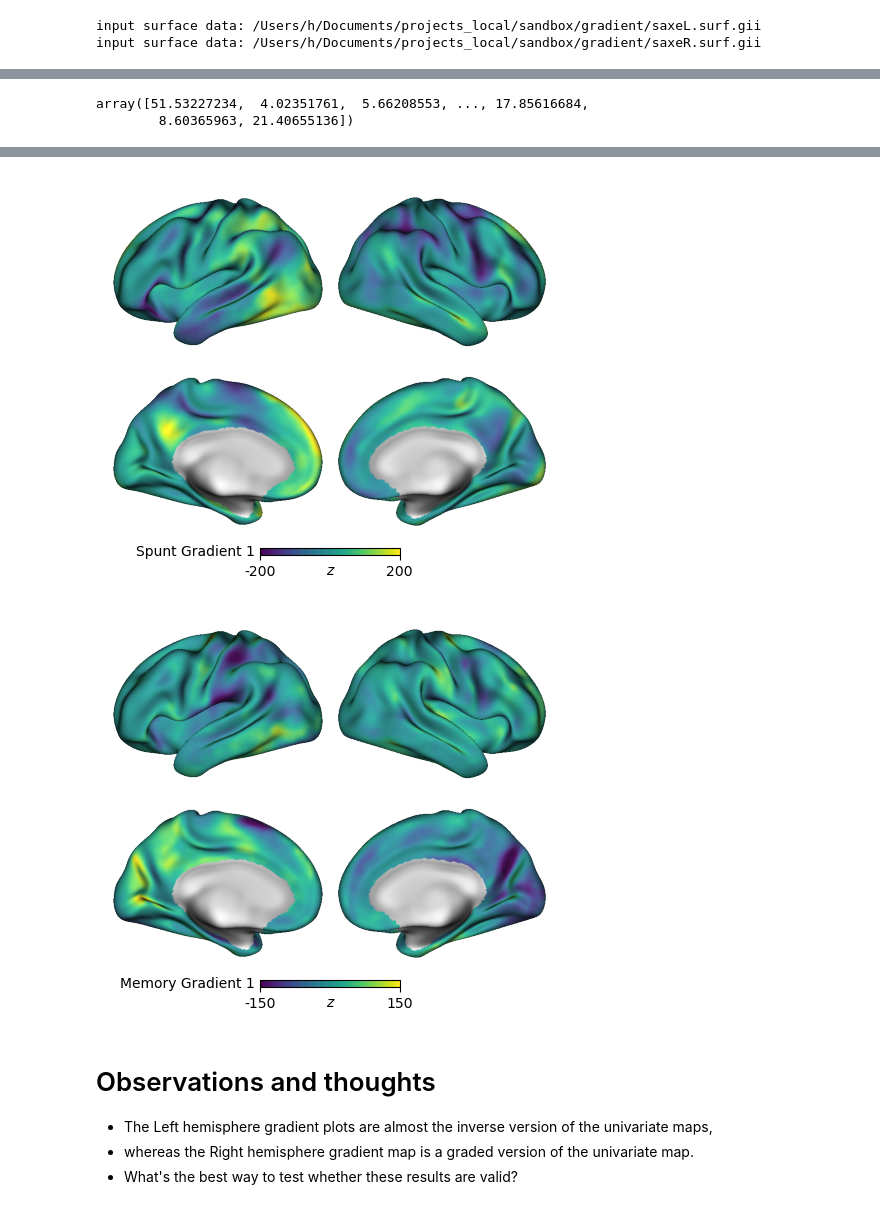
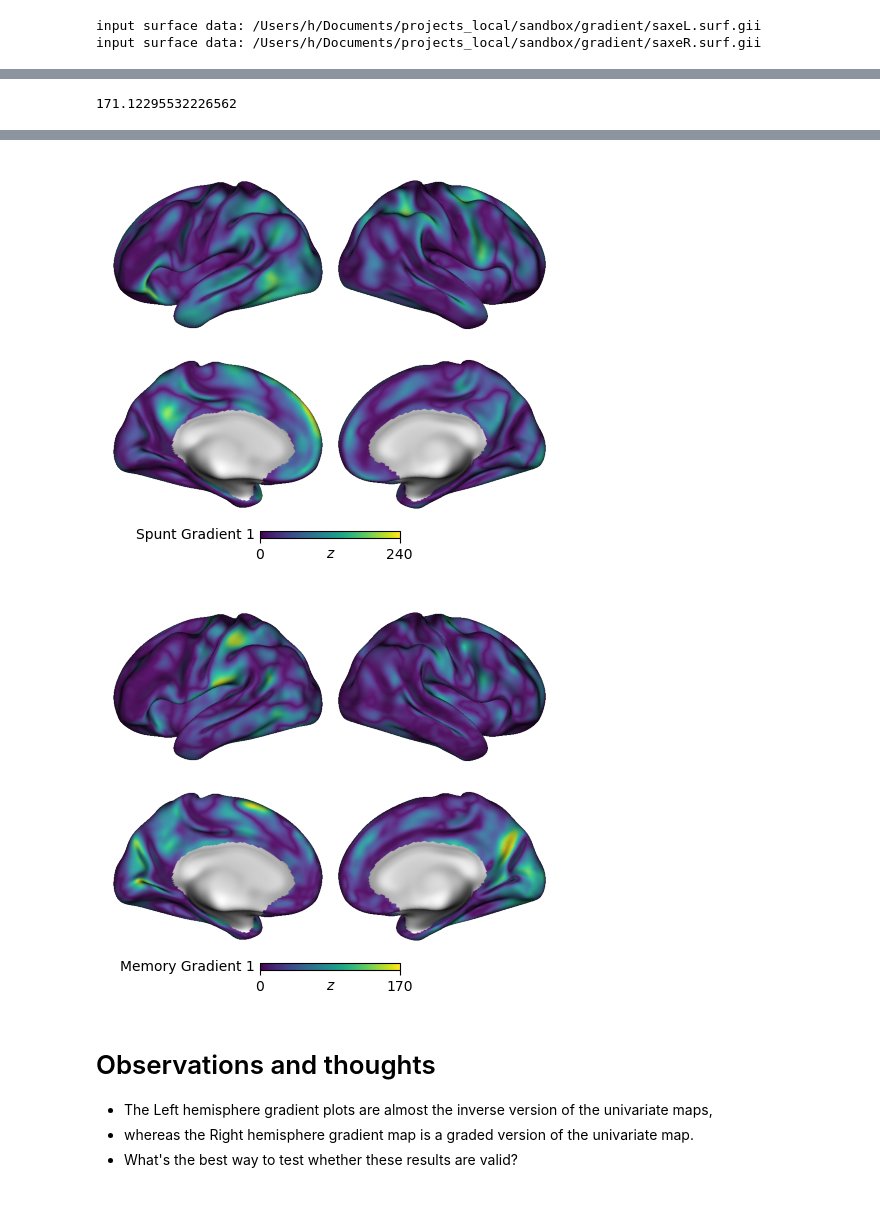
Before and after one commit to jungheejung/projects_fractional, a Jupyter notebook: scripts/step03_nilearn/nilearn04_gradient.ipynb, the cells around one changed output, grey strips where cells are left out. Cells and saved outputs as stored; diff of their text form; code cells hidden in the pictures.

Commit message:
DEV: gradient

```diff
--- a/scripts/step03_nilearn/nilearn04_gradient.ipynb
+++ b/scripts/step03_nilearn/nilearn04_gradient.ipynb
@@ -234,10 +364,9 @@ array([    7,    21,    22, ..., 28508, 28550, 28591])
 # %%
-output_dir='/Users/h/Documents/projects_local/sandbox/gradient'
-gradient_saxeL = gii_calc_gradient('saxe', output_dir, hemi='L')
-gradient_saxeR = gii_calc_gradient('saxe', output_dir, hemi='R')
+gradient_saxeL = gii_calc_gradient('saxe', gradient_savedir, hemi='L')
+gradient_saxeR = gii_calc_gradient('saxe', gradient_savedir, hemi='R')
 
-write_gifti(gradient_saxeL, hemi="L", output_dir=output_dir, save_name="gradient_saxe")
-write_gifti(gradient_saxeR, hemi="R", output_dir=output_dir, save_name="gradient_saxe")
+write_gifti(gradient_saxeL, hemi="L", output_dir=gradient_savedir, save_name="gradient_saxe")
+write_gifti(gradient_saxeR, hemi="R", output_dir=gradient_savedir, save_name="gradient_saxe")
 # %% [output]
 input surface data: /Users/h/Documents/projects_local/sandbox/gradient/saxeL.surf.gii
 input surface data: /Users/h/Documents/projects_local/sandbox/gradient/saxeR.surf.gii
@@ -261,11 +390,10 @@ write_gifti(gradient_memR, hemi="R", output_dir=gradient_savedir, save_name="gra
-# %%
-gradient_saxeL
-# %% [output]
-array([51.53227234,  4.02351761,  5.66208553, ..., 17.85616684,
-        8.60365963, 21.40655136])
+# %%
+np.nanmax(gradient_memL)
+# %% [output]
+171.12295532226562
 # %%
 from surfplot import Plot
-plot_task_surf(gradient_saxeL,gradient_saxeR, cmap_key=plt.cm.viridis, cmap_range=(-120,120), cbar_label='Saxe Gradient 1')
-plot_task_surf(gradient_spuntL,gradient_spuntR, cmap_key=plt.cm.viridis, cmap_range=(-200,200), cbar_label='Spunt Gradient 1')
-plot_task_surf(gradient_memL,gradient_memR, cmap_key=plt.cm.viridis, cmap_range=(-150,150), cbar_label='Memory Gradient 1')
+plot_task_surf(gradient_saxeL,gradient_saxeR, cmap_key=plt.cm.viridis, cmap_range=(0,120), cbar_label='Saxe Gradient 1')
+plot_task_surf(gradient_spuntL,gradient_spuntR, cmap_key=plt.cm.viridis, cmap_range=(0,240), cbar_label='Spunt Gradient 1')
+plot_task_surf(gradient_memL,gradient_memR, cmap_key=plt.cm.viridis, cmap_range=(0,170), cbar_label='Memory Gradient 1')
 # %% [output]
@@ -273,5 +401,5 @@ plot_task_surf(gradient_memL,gradient_memR, cmap_key=plt.cm.viridis, cmap_range=
-[figure, old version]
+[figure, new version]
-[figure, old version]
+[figure, new version]
 # %% [markdown]
 # Observations and thoughts
 * The Left hemisphere gradient plots are almost the inverse version of the univariate maps,
```
Also changed, not shown: parts of 10 cells of this notebook.
